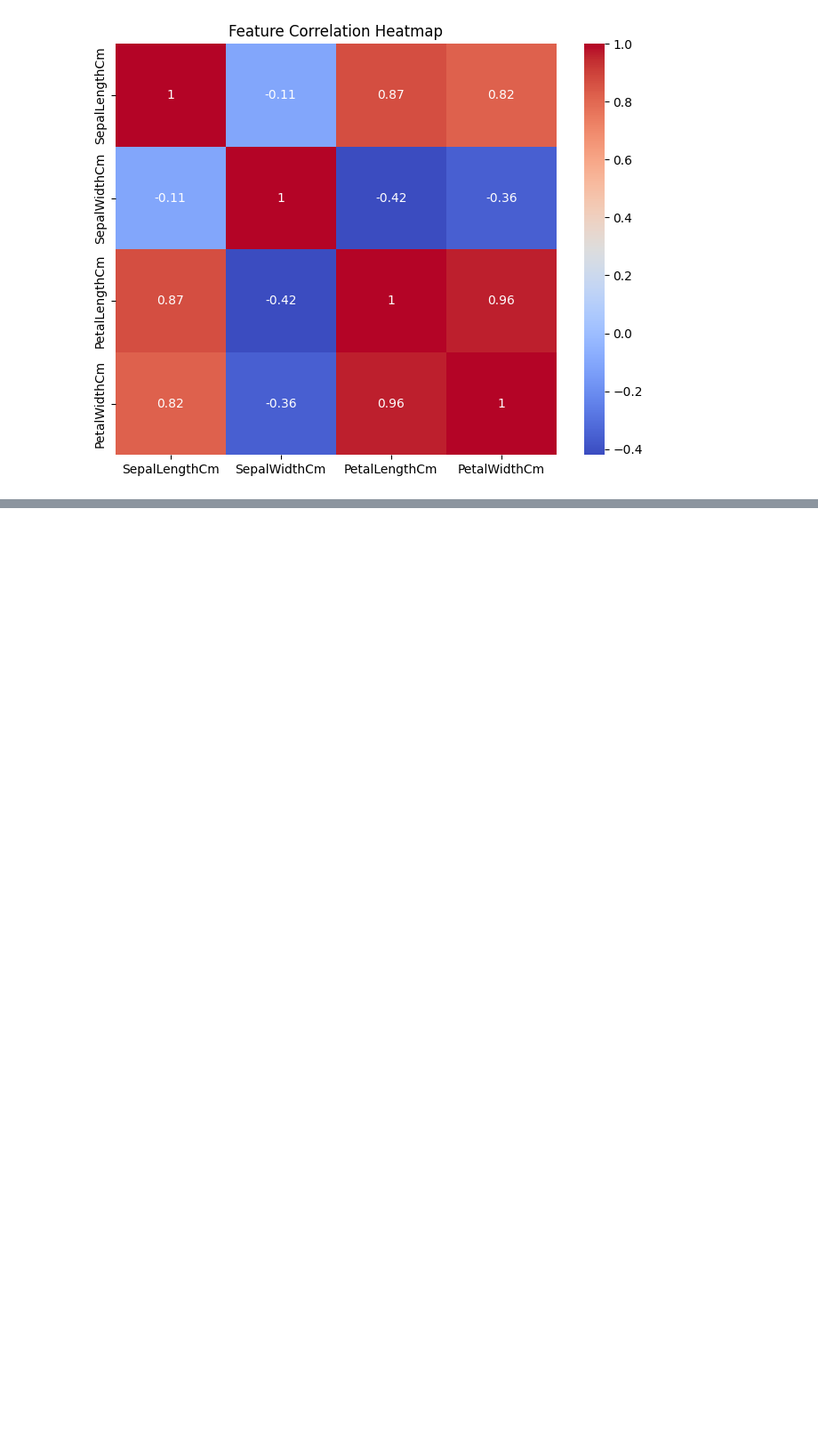
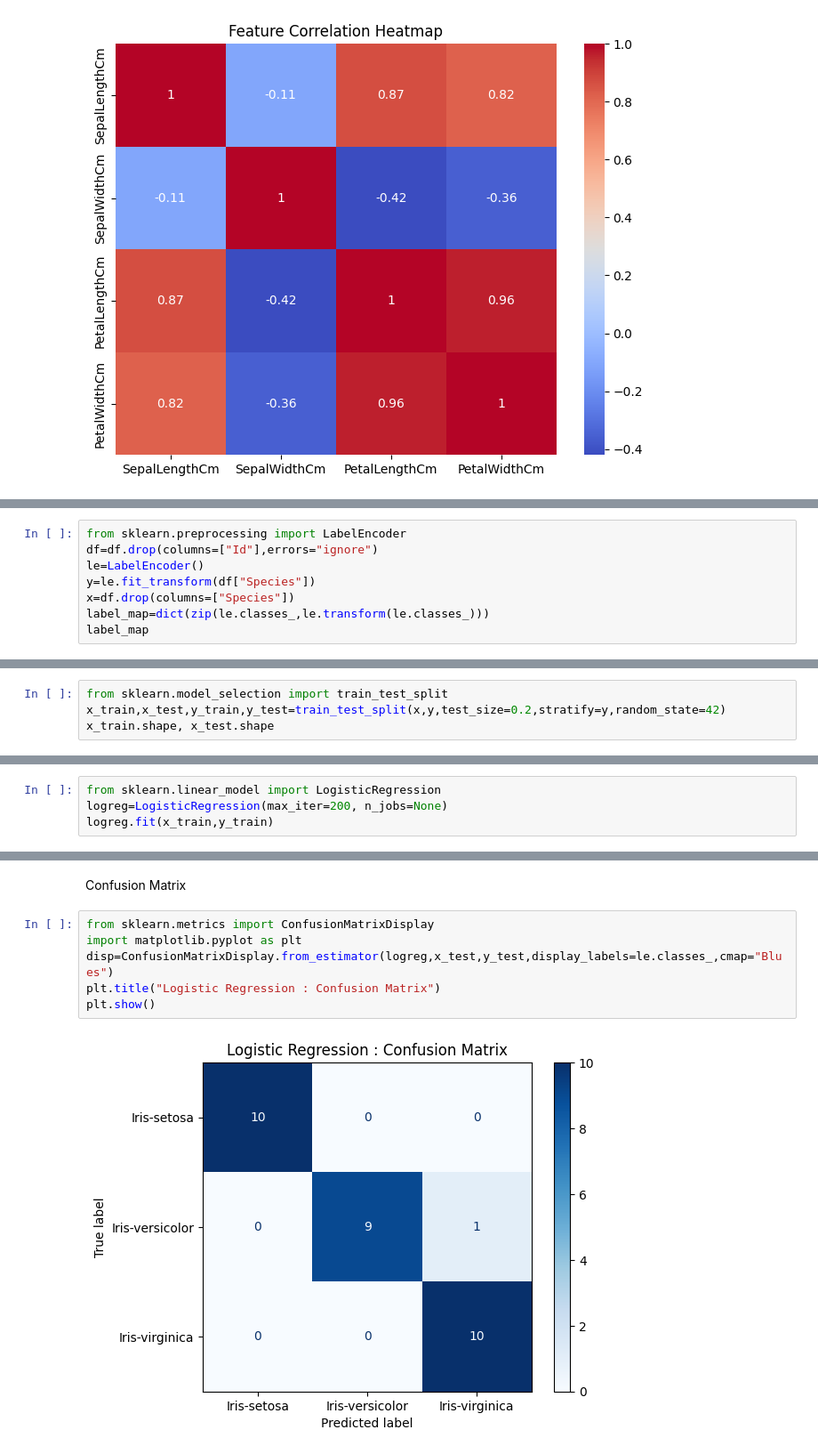
Before and after one commit to AmolSadana012/Iris_Flower_Classification_EDA, a Jupyter notebook: Iris_Classification.ipynb, the cells around one changed output, grey strips where cells are left out. Shown at 89% size. Saved outputs shown, nothing was run; the diff lists cells and outputs as text; blank space fills up the shorter version.

Commit message:
Data Preprocessing & Model Training

```diff
--- a/Iris_Classification.ipynb
+++ b/Iris_Classification.ipynb
@@ -91,0 +96,8 @@ plt.show()
+# %%
+from sklearn.preprocessing import LabelEncoder
+df=df.drop(columns=["Id"],errors="ignore")
+le=LabelEncoder()
+y=le.fit_transform(df["Species"])
+x=df.drop(columns=["Species"])
+label_map=dict(zip(le.classes_,le.transform(le.classes_)))
+label_map
@@ -91,0 +108,4 @@ plt.show()
+# %%
+from sklearn.model_selection import train_test_split
+x_train,x_test,y_train,y_test=train_test_split(x,y,test_size=0.2,stratify=y,random_state=42)
+x_train.shape, x_test.shape
@@ -91,0 +116,4 @@ plt.show()
+# %%
+from sklearn.linear_model import LogisticRegression
+logreg=LogisticRegression(max_iter=200, n_jobs=None)
+logreg.fit(x_train,y_train)
@@ -91,0 +145,10 @@ plt.show()
+# %% [markdown]
+Confusion Matrix
+# %%
+from sklearn.metrics import ConfusionMatrixDisplay
+import matplotlib.pyplot as plt
+disp=ConfusionMatrixDisplay.from_estimator(logreg,x_test,y_test,display_labels=le.classes_,cmap="Blues")
+plt.title("Logistic Regression : Confusion Matrix")
+plt.show()
+# %% [output]
+[figure, added]
```
Also changed, not shown: parts of 11 cells of this notebook.
